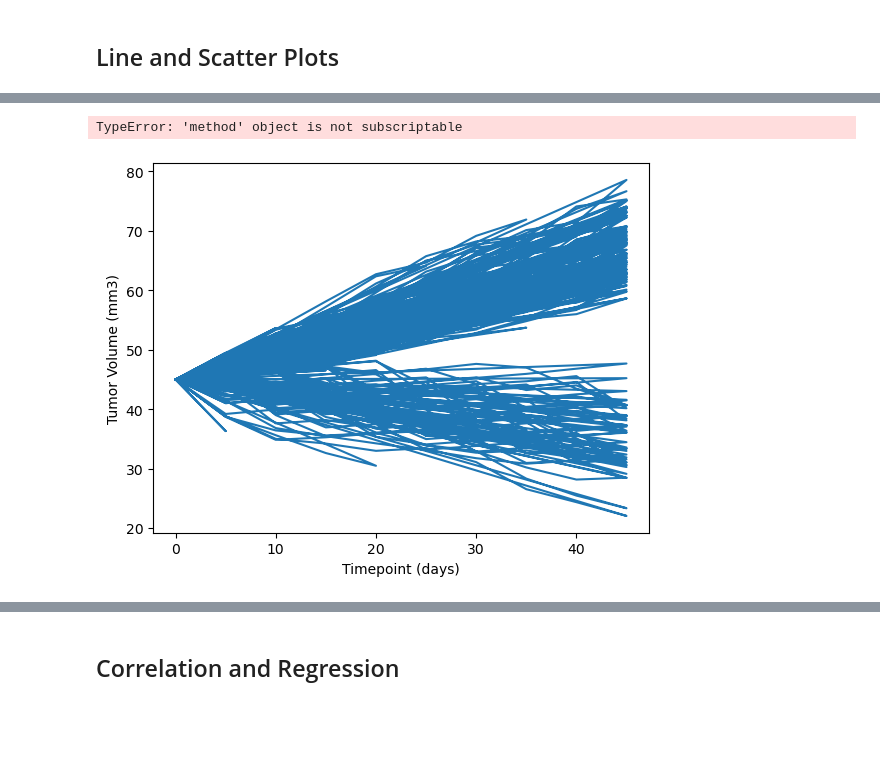
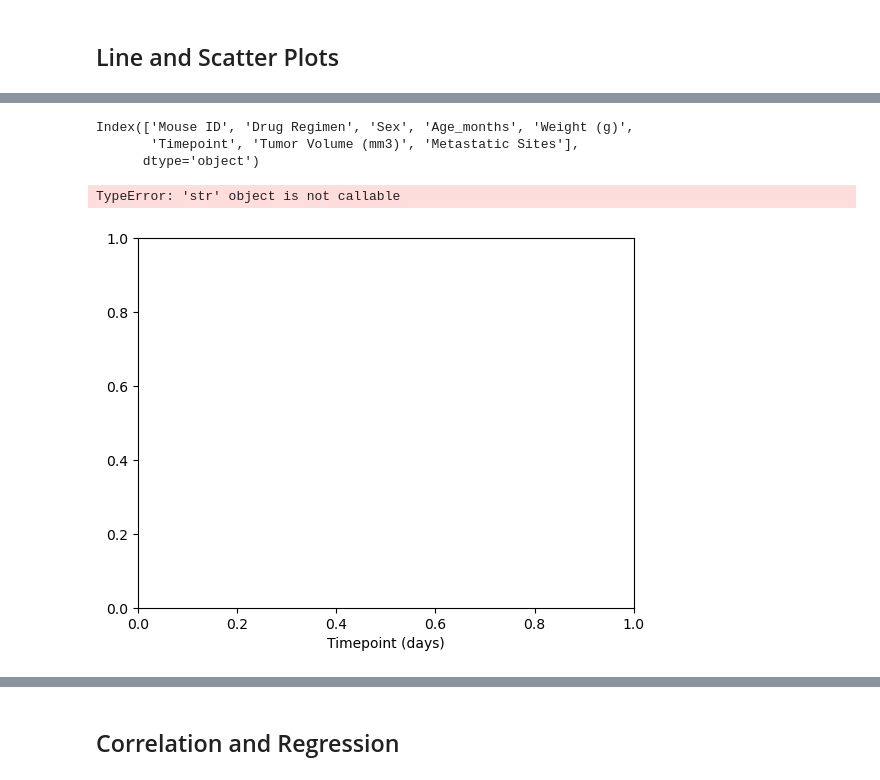
Before and after one commit to ssalinas619/Pymaceuticals-challenge, a Jupyter notebook: pymaceuticals_challenge.ipynb, the cells around one changed output, grey strips where cells are left out. Saved outputs shown, nothing was run; the diff lists cells and outputs as text; code cells hidden in the pictures; blank space fills up the shorter version.

```diff
--- a/pymaceuticals_challenge.ipynb
+++ b/pymaceuticals_challenge.ipynb
@@ -219,3 +253,6 @@ Ceftamin's potential outliers: Series([], Name: Tumor Volume (mm3), dtype: float
 [figure]
 # %% [markdown]
 ## Line and Scatter Plots
+# %%
+onlycapomulin_df = clean_df.loc[clean_df['Drug Regimen'] == 'Capomulin']
+onlycapomulin_df
@@ -222,13 +273,18 @@ Ceftamin's potential outliers: Series([], Name: Tumor Volume (mm3), dtype: float
+# %%
+onlycapomulin_df.columns
+# %% [output]
+Index(['Mouse ID', 'Drug Regimen', 'Sex', 'Age_months', 'Weight (g)',
+       'Timepoint', 'Tumor Volume (mm3)', 'Metastatic Sites'],
+      dtype='object')
 # %%
-xvalue = clean_df["Timepoint"]
-yvalue = clean_df["Tumor Volume (mm3)"]
+line_xvalue = onlycapomulin_df["Timepoint"]
+line_yvalue = onlycapomulin_df["Tumor Volume (mm3)"]
-# %% [output]
-TypeError: 'method' object is not subscriptable
 # %%
 # Generate a line plot of tumor volume vs. time point for a mouse treated with Capomulin
 plt.xlabel("Timepoint (days)")
-plt.ylabel("Tumor Volume (mm3)")
-plt.plot(xvalue, yvalue)
+plt.ylabel("Tumor Volume")
+plt.plot(line_xvalue, line_yvalue)
 plt.show()
 # %% [output]
+TypeError: 'str' object is not callable
-[figure, old version]
+[figure, new version]
```
Also changed, not shown: parts of 14 cells of this notebook.
